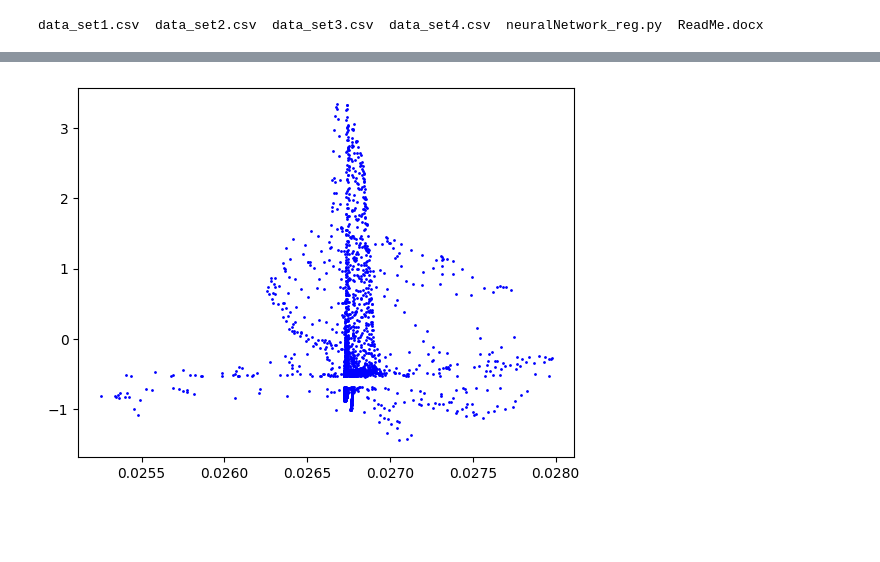
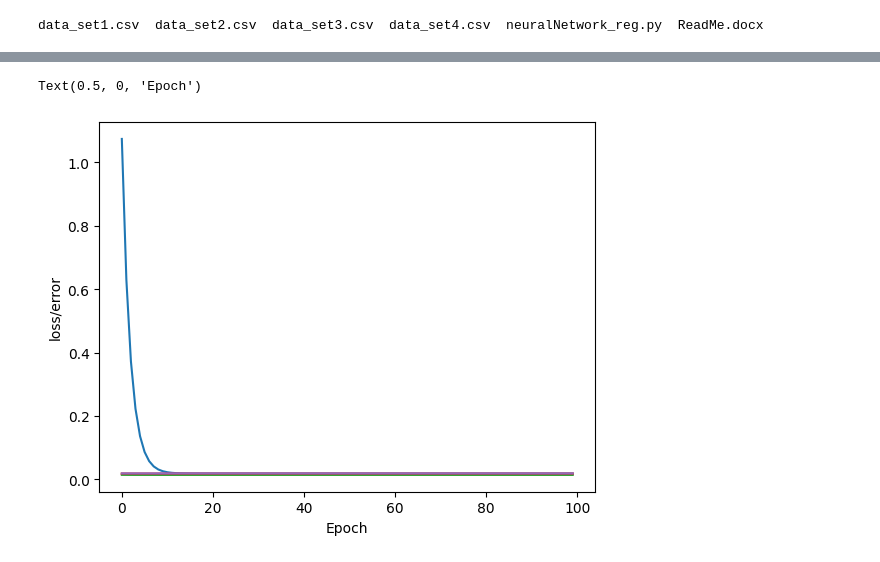
Before and after one commit to sudeepmenon17/PytorchforNN, a Jupyter notebook: NN_airfoil_S809_combined_data.ipynb, the cells around one changed output, grey strips where cells are left out. Drawn from its saved outputs; the diff is of its cells as text; code cells hidden in the pictures; blank space fills up the shorter version.

```diff
--- a/NN_airfoil_S809_combined_data.ipynb
+++ b/NN_airfoil_S809_combined_data.ipynb
@@ -30,15 +30,17 @@ import matplotlib.pyplot as plt
 # %%
 # Create a Model class
 class Model(nn.Module):
-  def __init__(self,in_features=5,h1 = 61, h2 = 61, out_features=1):
+  def __init__(self,in_features=5,h1 = 41, h2 = 41, h3 =40, out_features=1):
     super().__init__()
     self.fc1 = nn.Linear(in_features,h1)
     self.fc2 = nn.Linear(h1,h2)
-    self.out = nn.Linear(h2,out_features)
+    self.fc3 = nn.Linear(h2,h3)
+    self.out = nn.Linear(h3,out_features)
 
   def forward(self,x):
     x = F.sigmoid(self.fc1(x))
     x = F.sigmoid(self.fc2(x))
+    x = F.sigmoid(self.fc3(x))
     x = self.out(x)
 
     return x
@@ -133,25 +178,28 @@ KeyError: 'x'
 # %%
 from sklearn.preprocessing import StandardScaler
 
+
+
 # Preprocess Features
-df1 = df_filtered.drop(['x','y'],axis=1)
+df1 = df_filtered.drop(['x','y','beta'],axis=1)
 
-# # Fill missing values with the mean
-# df1 = df1.fillna(df1.mean())
+
+# Fill missing values with the mean
+df1 = df1.fillna(df1.mean())
 
 
 # Standardization
 standard_scaler = StandardScaler()
-df1_standardized = standard_scaler.fit_transform(df1)
-
 
 # Features
-X = df1_standardized[:,1:]
+X = standard_scaler.fit_transform(df1)
+
 # Target
-y = df1_standardized[:,0]
+y = df_filtered['beta'].values
 # %%
 criterion = nn.MSELoss()
-optimizer = torch.optim.Adam(model.parameters(),lr = 0.01)
+# optimizer = torch.optim.Adam(model.parameters(),lr = 0.01)
+optimizer = torch.optim.SGD(model.parameters(),lr = 0.01)
 # %%
 #5-Fold Cross Validation
 from sklearn import metrics
@@ -192,7 +240,7 @@ for train_index,test_index in kFold.split(X):
     loss = criterion(y_pred,y_train)
 
     # Keep track of the losses
-    losses.append(loss  )
+    losses.append(loss.detach().numpy())
 
     # print every 10 epoch
     if i % 10 == 0:
@@ -315,6 +361,11 @@ MSE error: [0.80210483, 1.402172, 1.407081, 0.7959475, 0.6344748]
-# %%
-plt.plot(test_fold[3][0],test_fold[3][1],'bo',markersize = 1)
-plt.show()
-# len(test_fold[3][0]), len(test_fold[3][1])
-# %% [output]
-[figure, removed]
+# %%
+plt.plot(range(iterations), training_cost[0])
+plt.plot(range(iterations), training_cost[1])
+plt.plot(range(iterations), training_cost[2])
+plt.plot(range(iterations), training_cost[3])
+plt.plot(range(iterations), training_cost[4])
+plt.ylabel("loss/error")
+plt.xlabel('Epoch')
+# %% [output]
+Text(0.5, 0, 'Epoch')
+[figure, added]
```
Also changed, not shown: parts of 6 cells of this notebook.
